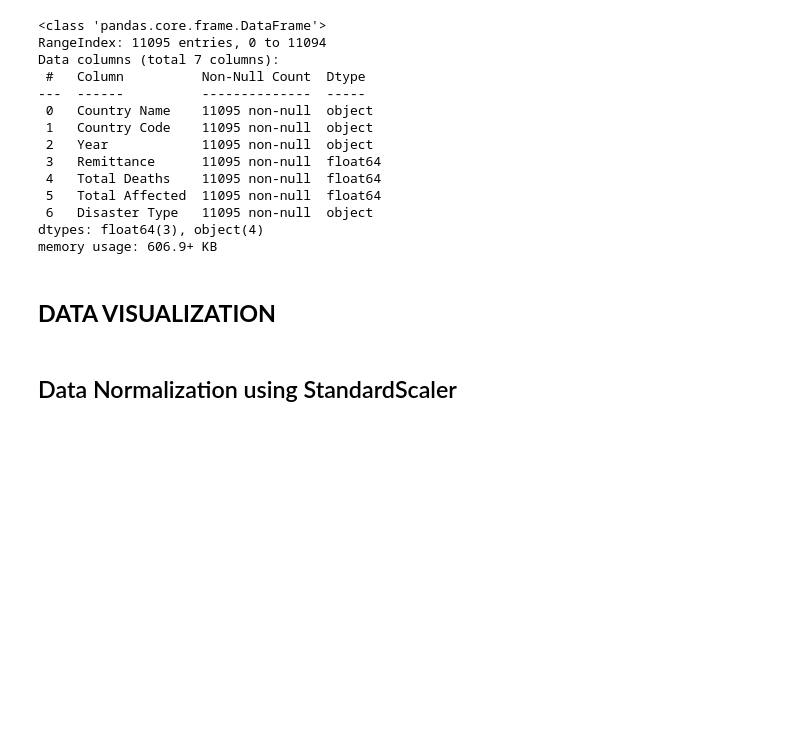
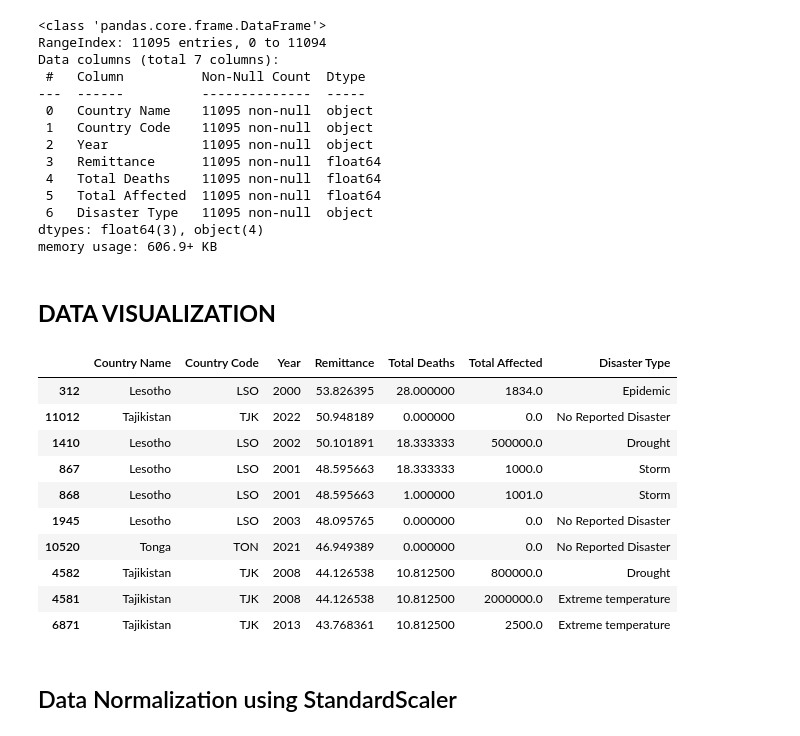
Before and after one commit to PowerBIhamoye/NaturalDisasterRemittanceFlow, a Jupyter notebook: remittance.ipynb, the cells around one changed output. Saved outputs shown, nothing was run; the diff lists cells and outputs as text; code cells hidden in the pictures; blank space fills up the shorter version.

```diff
--- a/remittance.ipynb
+++ b/remittance.ipynb
@@ -463,6 +464,21 @@ dtypes: float64(3), object(4)
 memory usage: 606.9+ KB
 # %% [markdown]
 ## **DATA VISUALIZATION**
+# %%
+top_remittance = merged_data.sort_values(by="Remittance", ascending=False)[:10]
+top_remittance
+# %% [output]
+|  | Country Name | Country Code | Year | Remittance | Total Deaths | Total Affected | Disaster Type |
+| 312 | Lesotho | LSO | 2000 | 53.826395 | 28.000000 | 1834.0 | Epidemic |
+| 11012 | Tajikistan | TJK | 2022 | 50.948189 | 0.000000 | 0.0 | No Reported Disaster |
+| 1410 | Lesotho | LSO | 2002 | 50.101891 | 18.333333 | 500000.0 | Drought |
+| 867 | Lesotho | LSO | 2001 | 48.595663 | 18.333333 | 1000.0 | Storm |
+| 868 | Lesotho | LSO | 2001 | 48.595663 | 1.000000 | 1001.0 | Storm |
+| 1945 | Lesotho | LSO | 2003 | 48.095765 | 0.000000 | 0.0 | No Reported Disaster |
+| 10520 | Tonga | TON | 2021 | 46.949389 | 0.000000 | 0.0 | No Reported Disaster |
+| 4582 | Tajikistan | TJK | 2008 | 44.126538 | 10.812500 | 800000.0 | Drought |
+| 4581 | Tajikistan | TJK | 2008 | 44.126538 | 10.812500 | 2000000.0 | Extreme temperature |
+| 6871 | Tajikistan | TJK | 2013 | 43.768361 | 10.812500 | 2500.0 | Extreme temperature |
 # %% [markdown]
 ## Data Normalization using StandardScaler
 # %%
```
Also changed, not shown: parts of 1 cell of this notebook.
